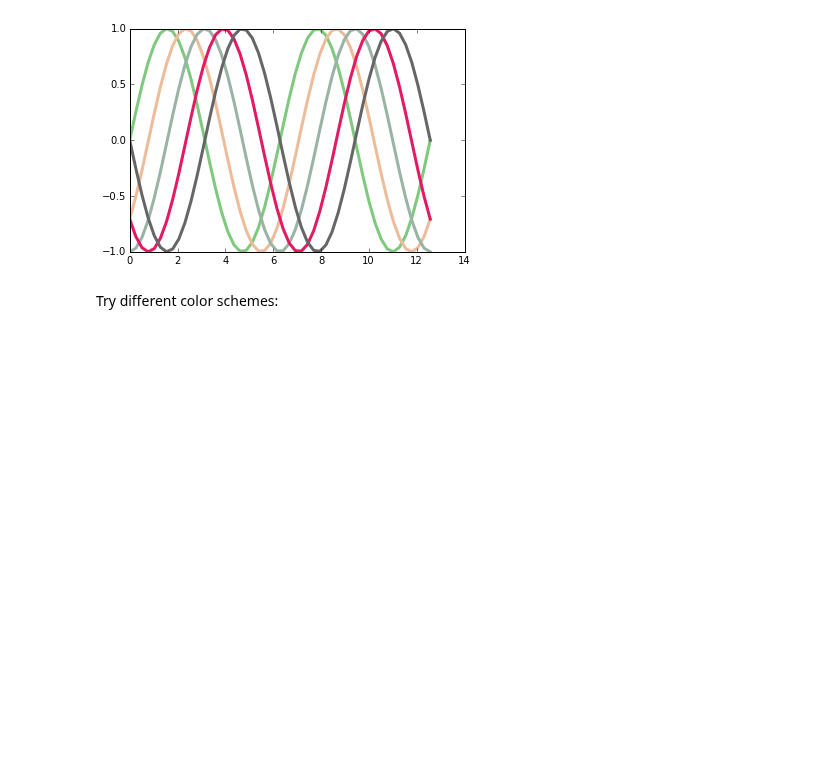
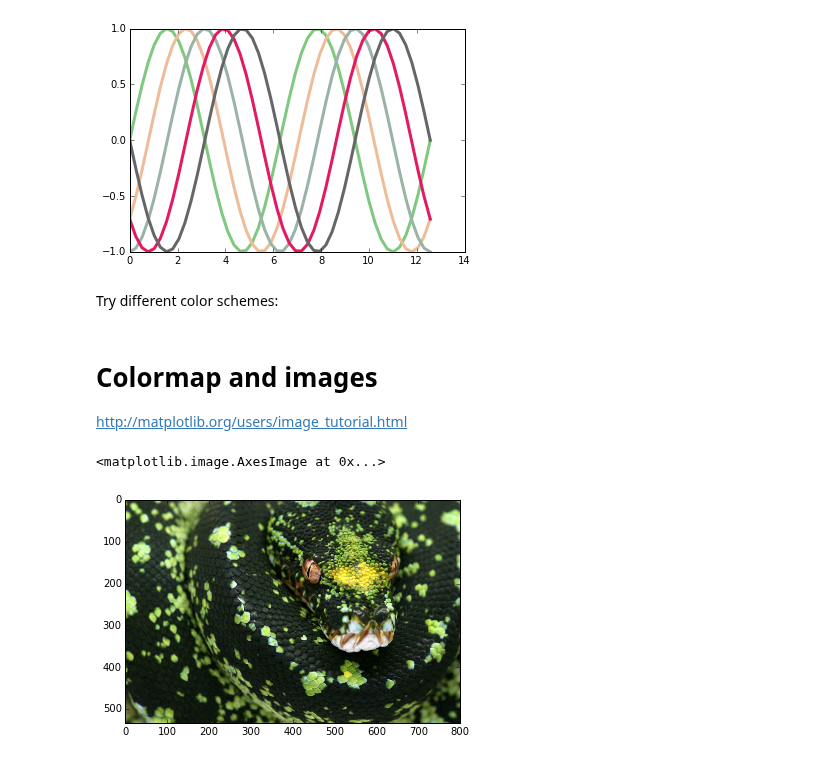
Before and after one commit to yy/dviz-course, a Jupyter notebook: w04-perception-design/W04Lab.ipynb, the cells around one changed output. Saved outputs shown, nothing was run; the diff lists cells and outputs as text; code cells hidden in the pictures; blank space fills up the shorter version.

```diff
--- a/w04-perception-design/W04Lab.ipynb
+++ b/w04-perception-design/W04Lab.ipynb
@@ -89,3 +107,7 @@ for i in range(len(color_idx)):
 [figure]
 # %% [markdown]
 Try different color schemes:
+# %% [markdown]
+# Colormap and images
+
+http://matplotlib.org/users/image_tutorial.html
@@ -91,0 +117,8 @@ Try different color schemes:
+# %%
+img = mpimg.imread('sneakySnake.png')
+lum_img = np.flipud(img[:,:,0])
+# %%
+plt.imshow(img)
+# %% [output]
+<matplotlib.image.AxesImage at 0x...>
+[figure, added]
```
Also changed, not shown: parts of 17 cells of this notebook, 1 other file.
